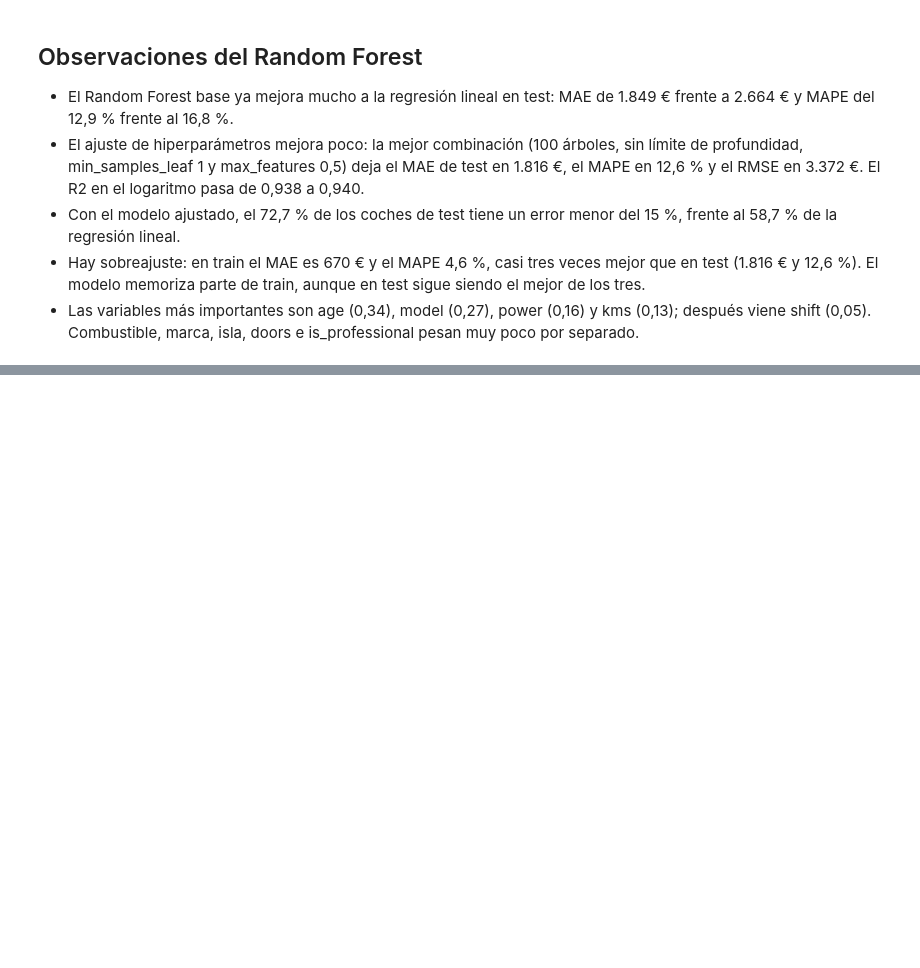
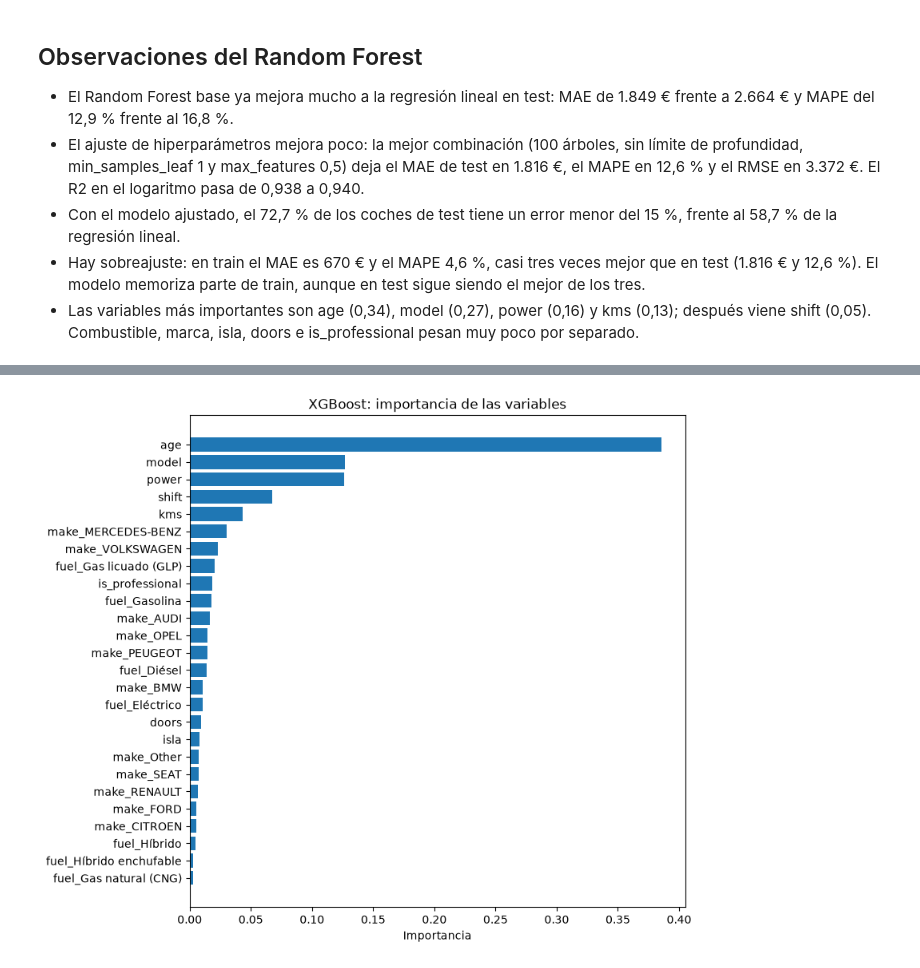
Before and after one commit to rusamen86/tfm-p1-precio-coches, a Jupyter notebook: notebooks/04_modelado.ipynb, the cells around one changed output, grey strips where cells are left out. Drawn from its saved outputs; the diff is of its cells as text; code cells hidden in the pictures; blank space fills up the shorter version.

Commit message:
edicion modelado
xgboost
export documentos

```diff
--- a/notebooks/04_modelado.ipynb
+++ b/notebooks/04_modelado.ipynb
@@ -388,0 +401,4 @@ metricas_rfm.to_csv('../outputs/metricas_random_forest.csv', index=False)
+# %%
+from xgboost import XGBRegressor
+xgb = XGBRegressor(random_state=42, n_jobs=-1)
+xgb.fit(X_train, y_train)
@@ -388,0 +467,11 @@ metricas_rfm.to_csv('../outputs/metricas_random_forest.csv', index=False)
+# %%
+params_xgb = {
+    'n_estimators': [200, 400, 600],
+    'max_depth': [4, 6, 8],
+    'learning_rate': [0.03, 0.05, 0.1],
+    'subsample': [0.8, 1.0],
+    'colsample_bytree': [0.7, 1.0]
+}
+busqueda_xgb = RandomizedSearchCV(XGBRegressor(random_state=42, n_jobs=1), params_xgb, n_iter=10, cv=3,
+                                  scoring='neg_mean_absolute_error', random_state=42, n_jobs=-1)
+busqueda_xgb.fit(X_train, y_train)
@@ -388,0 +508,4 @@ metricas_rfm.to_csv('../outputs/metricas_random_forest.csv', index=False)
+# %%
+xgb_mejor = busqueda_xgb.best_estimator_
+xgbm_pred_train = np.exp(xgb_mejor.predict(X_train))
+xgbm_pred_test = np.exp(xgb_mejor.predict(X_test))
@@ -388,0 +570,3 @@ metricas_rfm.to_csv('../outputs/metricas_random_forest.csv', index=False)
+# %%
+importancias_xgb = pd.Series(xgb_mejor.feature_importances_, index=X_train.columns).sort_values()
+importancias_xgb
@@ -388,0 +591,9 @@ metricas_rfm.to_csv('../outputs/metricas_random_forest.csv', index=False)
+# %%
+plt.figure(figsize=(8, 8))
+plt.barh(importancias_xgb.index, importancias_xgb.values)
+plt.xlabel('Importancia')
+plt.title('XGBoost: importancia de las variables')
+plt.savefig('../outputs/figures/14_importancia_xgboost.png', bbox_inches='tight')
+plt.show()
+# %% [output]
+[figure, added]
```
Also changed, not shown: parts of 33 cells of this notebook, 6 other files.
